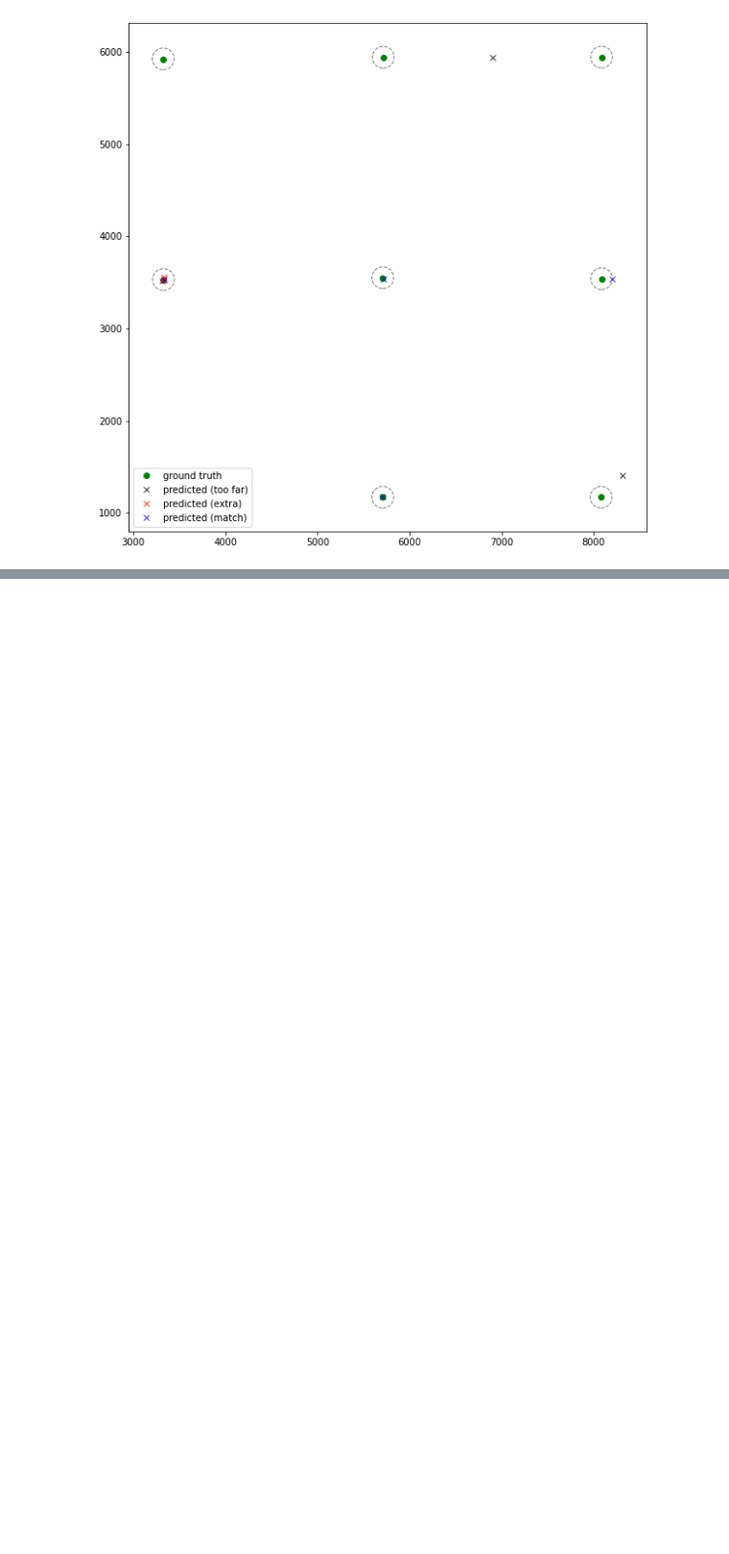
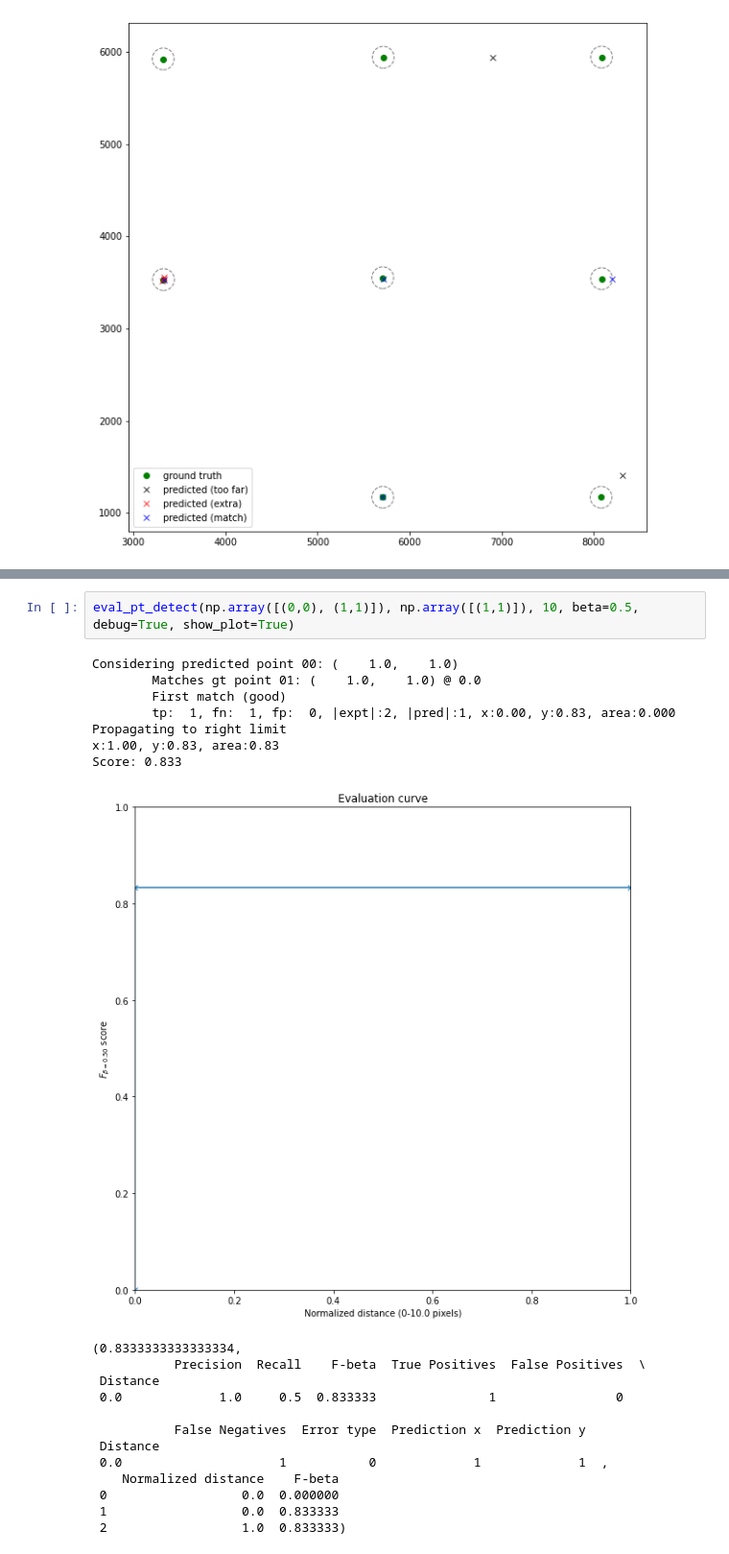
Before and after one commit to icdar21-mapseg/icdar21-mapseg-eval, a Jupyter notebook: task3_point_detect_eval_demo.ipynb, the cells around one changed output, grey strips where cells are left out. Shown: that part at 96% size. Saved outputs shown, nothing was run; the diff lists cells and outputs as text; blank space fills up the shorter version.

```diff
--- a/task3_point_detect_eval_demo.ipynb
+++ b/task3_point_detect_eval_demo.ipynb
@@ -131,0 +182,23 @@ show_predictions_classified(ground_truth, df, radius_limit, filename="out.pdf")
+# %%
+eval_pt_detect(np.array([(0,0), (1,1)]), np.array([(1,1)]), 10, beta=0.5, debug=True, show_plot=True)
+# %% [output]
+Considering predicted point 00: (    1.0,    1.0)
+        Matches gt point 01: (    1.0,    1.0) @ 0.0
+        First match (good)
+        tp:  1, fn:  1, fp:  0, |expt|:2, |pred|:1, x:0.00, y:0.83, area:0.000
+Propagating to right limit
+x:1.00, y:0.83, area:0.83
+Score: 0.833
+[figure, added]
+(0.8333333333333334,
+           Precision  Recall    F-beta  True Positives  False Positives  \
+ Distance
+ 0.0             1.0     0.5  0.833333               1                0
+
+           False Negatives  Error type  Prediction x  Prediction y
+ Distance
+ 0.0                     1           0             1             1  ,
+    Normalized distance    F-beta
+ 0                  0.0  0.000000
+ 1                  0.0  0.833333
+ 2                  1.0  0.833333)
```
Also changed, not shown: parts of 14 cells of this notebook.
